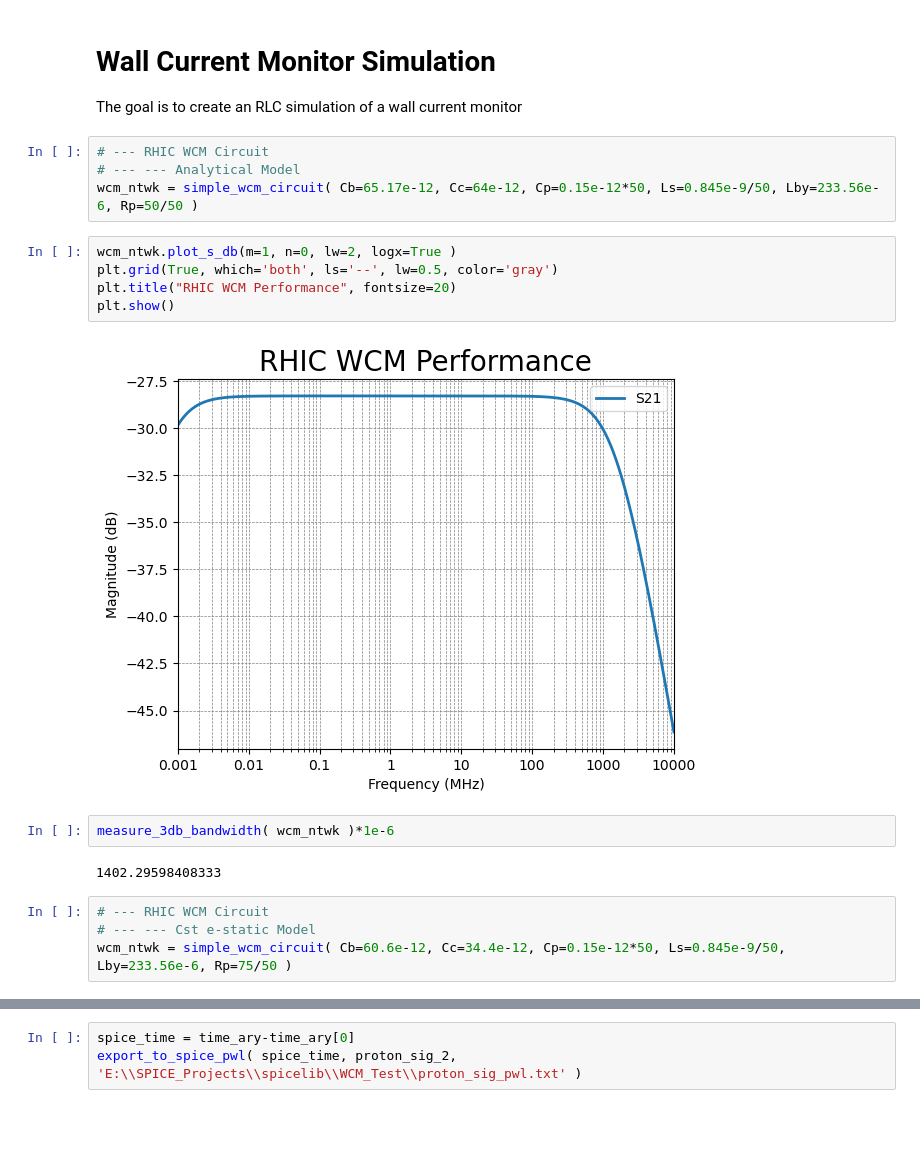
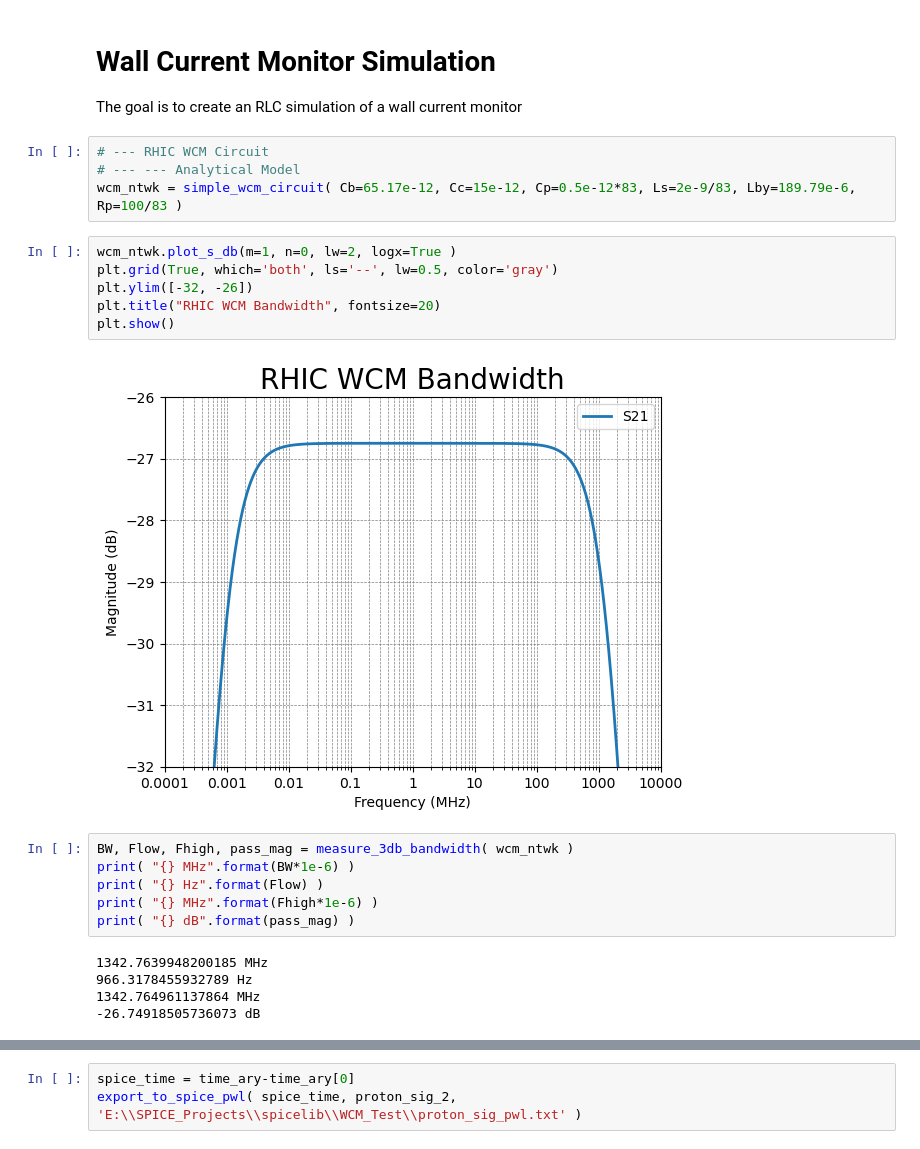
Before and after one commit to whyven/instrSimTools, a Jupyter notebook: instrSimTools/Testing_Notebook.ipynb, the cells around one changed output, grey strips where cells are left out. Drawn from its saved outputs; the diff is of its cells as text; blank space fills up the shorter version.

Commit message:
more minor changes in test notebook. New function in circuit.py

```diff
--- a/instrSimTools/Testing_Notebook.ipynb
+++ b/instrSimTools/Testing_Notebook.ipynb
@@ -278,19 +278,23 @@ The goal is to create an RLC simulation of a wall current monitor
 # %%
 # --- RHIC WCM Circuit
 # --- --- Analytical Model
-wcm_ntwk = simple_wcm_circuit( Cb=65.17e-12, Cc=64e-12, Cp=0.15e-12*50, Ls=0.845e-9/50, Lby=233.56e-6, Rp=50/50 )
+wcm_ntwk = simple_wcm_circuit( Cb=65.17e-12, Cc=15e-12, Cp=0.5e-12*83, Ls=2e-9/83, Lby=189.79e-6, Rp=100/83 )
 # %%
 wcm_ntwk.plot_s_db(m=1, n=0, lw=2, logx=True )
 plt.grid(True, which='both', ls='--', lw=0.5, color='gray')
-plt.title("RHIC WCM Performance", fontsize=20)
+plt.ylim([-32, -26])
+plt.title("RHIC WCM Bandwidth", fontsize=20)
 plt.show()
 # %% [output]
-[figure, old version]
+[figure, new version]
 # %%
-measure_3db_bandwidth( wcm_ntwk )*1e-6
+BW, Flow, Fhigh, pass_mag = measure_3db_bandwidth( wcm_ntwk )
+print( "{} MHz".format(BW*1e-6) )
+print( "{} Hz".format(Flow) )
+print( "{} MHz".format(Fhigh*1e-6) )
+print( "{} dB".format(pass_mag) )
 # %% [output]
-1402.29598408333
+1342.7639948200185 MHz
+966.3178455932789 Hz
+1342.764961137864 MHz
+-26.74918505736073 dB
-# %%
-# --- RHIC WCM Circuit
-# --- --- Cst e-static Model
-wcm_ntwk = simple_wcm_circuit( Cb=60.6e-12, Cc=34.4e-12, Cp=0.15e-12*50, Ls=0.845e-9/50, Lby=233.56e-6, Rp=75/50 )
```
Also changed, not shown: parts of 14 cells of this notebook, 1 other file.
